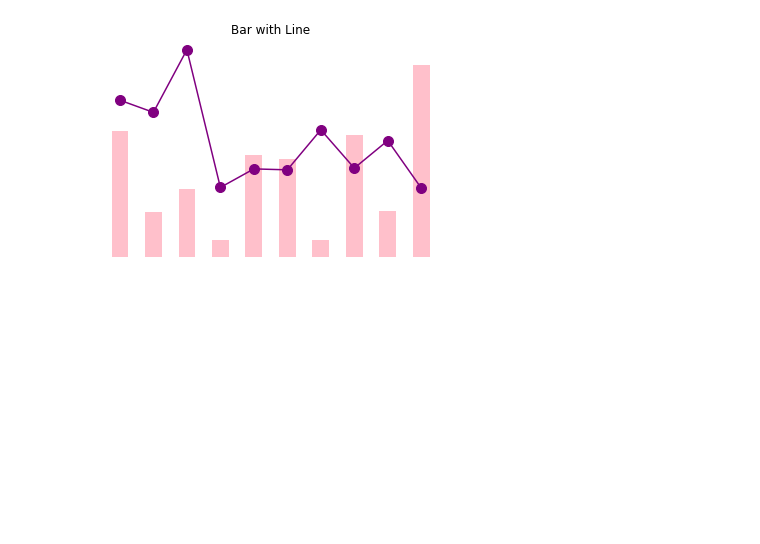
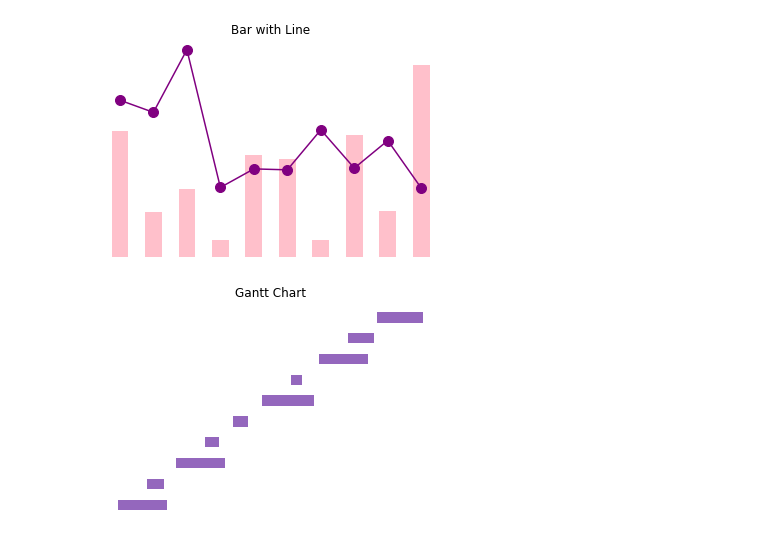
Before and after one commit to steffincodes/googlecolabnotbooks, a Jupyter notebook: Matplotlib101.ipynb, the cells around one changed output. Cells and saved outputs as stored; diff of their text form; code cells hidden in the pictures; blank space fills up the shorter version.

Commit message:
Gantt Chart

```diff
--- a/Matplotlib101.ipynb
+++ b/Matplotlib101.ipynb
@@ -466,3 +466,18 @@ plt.title('Bar with Line')
 plt.axis('off');
 # %% [output]
 [figure]
+# %%
+import matplotlib.pyplot as plt
+import random
+
+fig,ax = plt.subplots()
+for i in range(0,10):
+  ax.broken_barh(
+      [(i*10,random.randrange(2,20))],
+      (i*2,1),
+      facecolors='tab:purple'
+  )
+  plt.title('Gantt Chart')
+  plt.axis('off');
+# %% [output]
+[figure, added]
```
